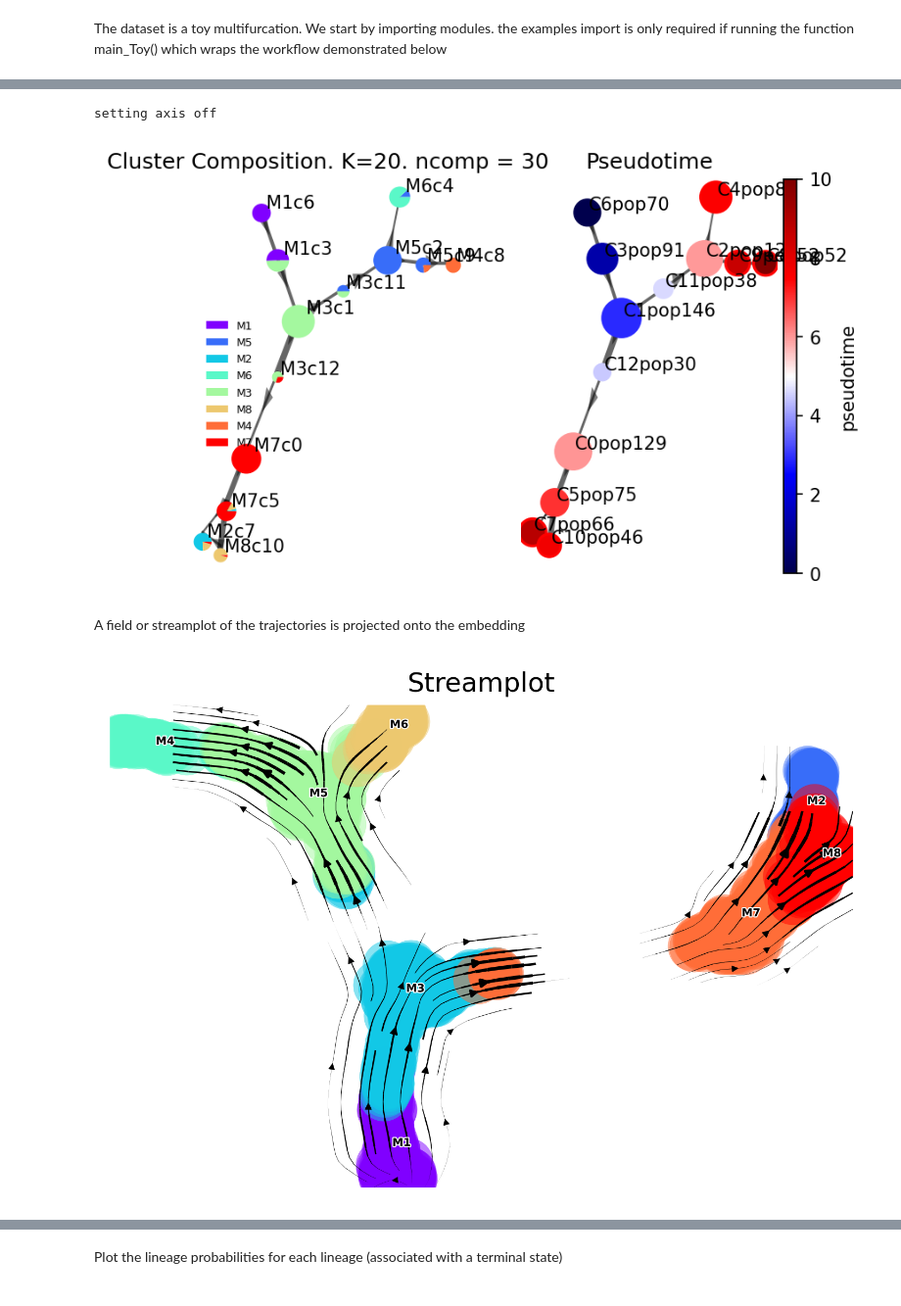
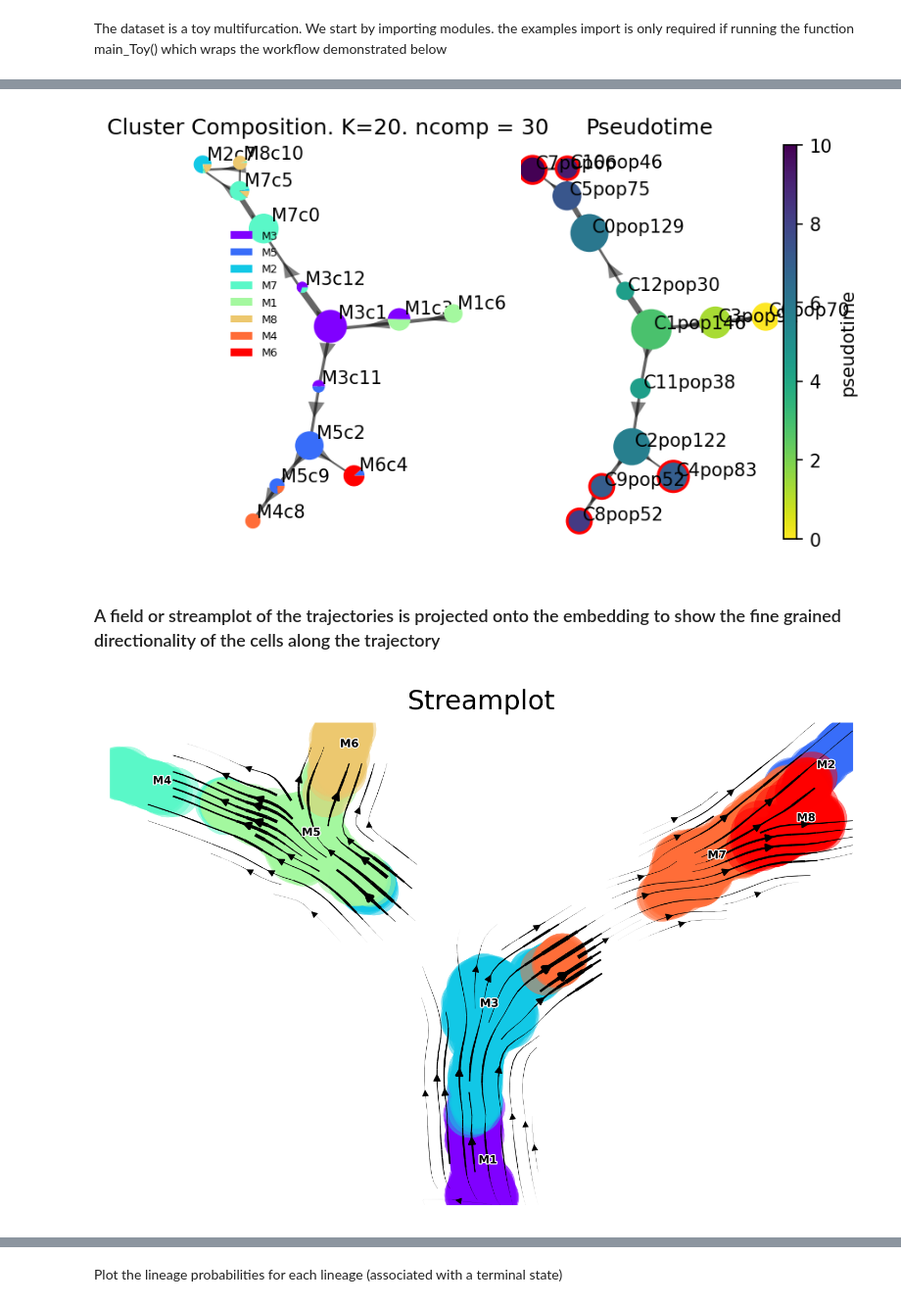
Before and after one commit to ShobiStassen/VIA, a Jupyter notebook: Jupyter Notebooks/Tutorial1.ipynb, the cells around one changed output, grey strips where cells are left out. Shown at 98% size. Drawn from its saved outputs; the diff is of its cells as text; code cells hidden in the pictures.

```diff
--- a/Jupyter Notebooks/Tutorial1.ipynb
+++ b/Jupyter Notebooks/Tutorial1.ipynb
@@ -100,28 +100,27 @@ To visualize the results of the Trajectory inference in various ways. Via offers
 We first show the cluster-graph level trajectory abstraction consisting of two subplots colored by annotated (true_label) composition and by pseudotime
 # %%
 # draw the piechart clustergraph beside a clustergraph colored by the pseudotime ('pt') or gene expression ('gene').
-# type_pt: 'pt' automatically takes the cluster level pseudotimes. 'gene' requires user to also pass gene_exp
+# type_data: 'pt' automatically takes the cluster level pseudotimes. 'gene' requires user to also pass gene_exp
 # gene_exp =''. In order to plot gene intensity, a list of cluster level gene/feature values should be provided
 # cmap = None. Can be specified and influences the cmap of the pt/gene graph
 # ax_text = True. Can set to false if you don't want the cluster and populations labels
 
-v0.draw_piechart_graph(type_pt='pt', title='Toy multifurcation', cmap='seismic', ax_text=True, gene_exp='')
+v0.draw_piechart_graph(type_data='pt', title='Toy multifurcation', cmap='viridis_r', ax_text=True, gene_exp='') #this function can also plot gene_expression in lieu of pseudotime as explained in the paramter notes above
 # %% [output]
-setting axis off
-[figure, old version]
+[figure, new version]
 # %% [markdown]
-A field or streamplot of the trajectories is projected onto the embedding
+### A field or streamplot of the trajectories is projected onto the embedding to show the fine grained directionality of the cells along the trajectory
 # %%
 #default parameters:
 # scatter_size=500
 # scatter_alpha=0.5
 # marker_edgewidth=0.1, outline of scatter points
 # density_stream = 2, spacing between field lines
 # smooth_transition=1,smoothing of transition matrix over neighbors of neighbors
 # color_scheme = 'annotation', corresponds to true_labels provided. Can also be set to 'cluster' and 'time'
 # add_outline_clusters=False
 
-v0.via_streamplot(embedding)
+via_streamplot(via_coarse = v0, embedding=embedding)
 # %% [output]
-[figure, old version]
+[figure, new version]
 # %% [markdown]
```
Also changed, not shown: parts of 8 cells of this notebook, 1 other file.
